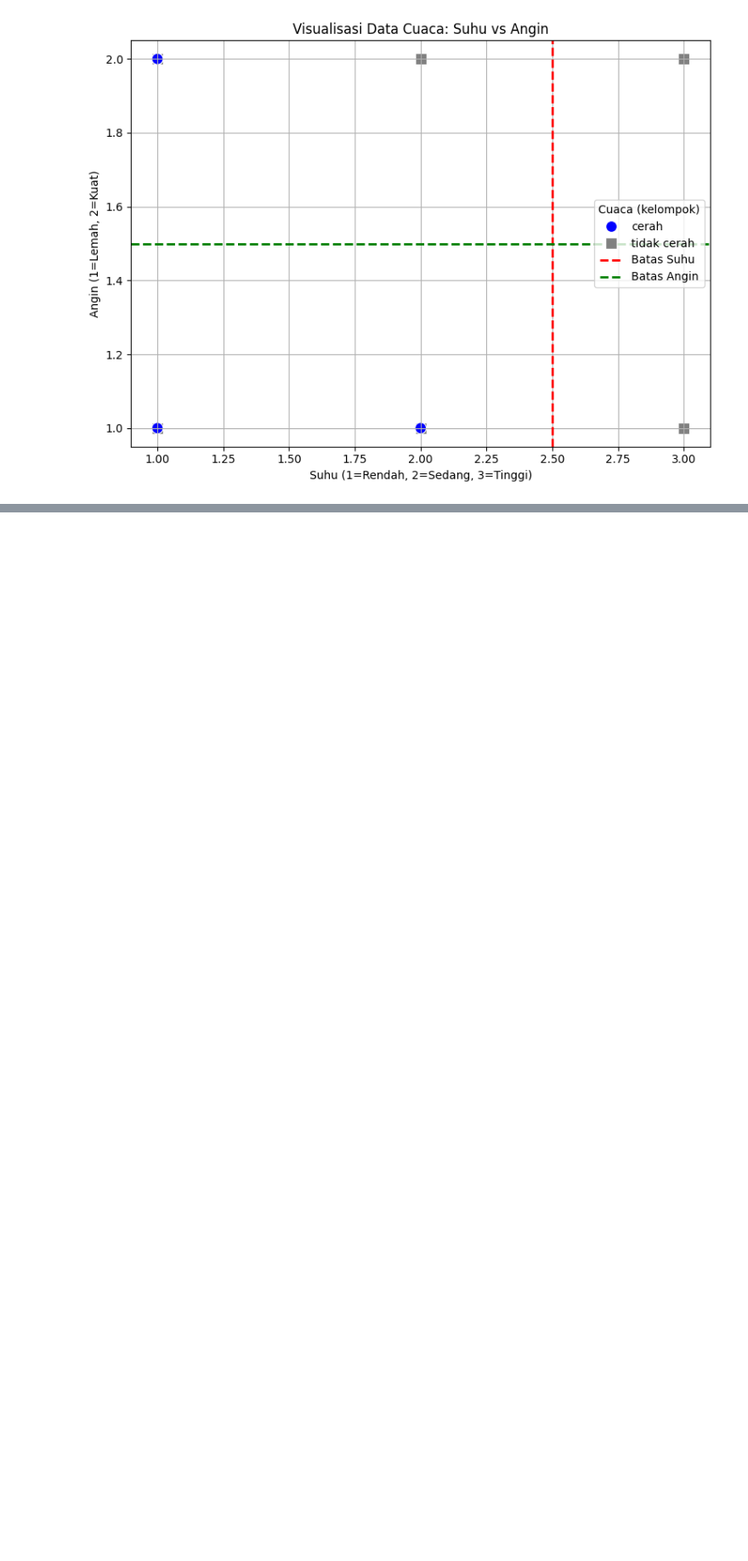
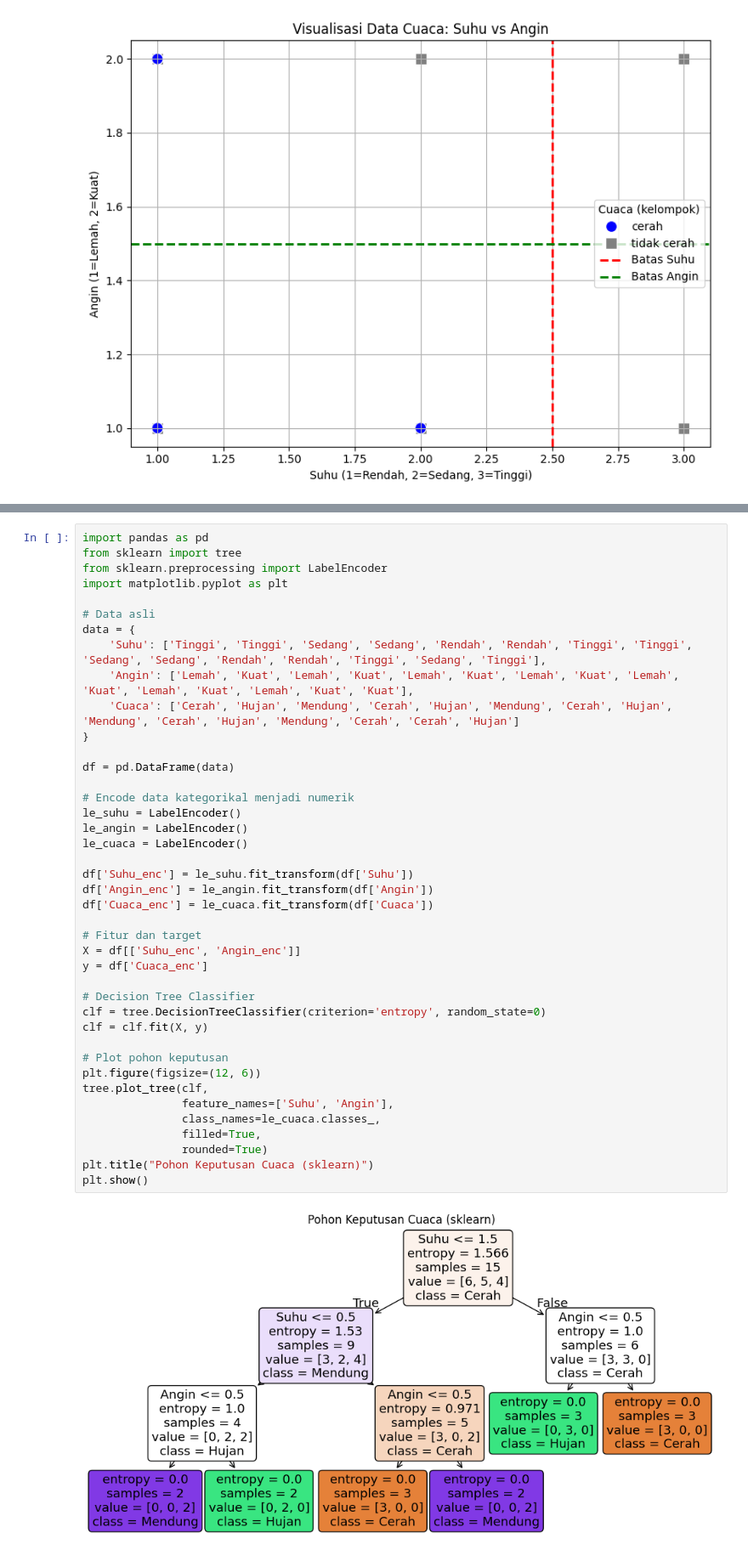
Before and after one commit to vidi29/penambangan_data, a Jupyter notebook: decision tree.ipynb, the cells around one changed output, grey strips where cells are left out. Shown at 85% size. Saved outputs shown, nothing was run; the diff lists cells and outputs as text; blank space fills up the shorter version.

```diff
--- a/decision tree.ipynb
+++ b/decision tree.ipynb
@@ -52,0 +99,43 @@ plt.show()
+# %%
+import pandas as pd
+from sklearn import tree
+from sklearn.preprocessing import LabelEncoder
+import matplotlib.pyplot as plt
+
+# Data asli
+data = {
+    'Suhu': ['Tinggi', 'Tinggi', 'Sedang', 'Sedang', 'Rendah', 'Rendah', 'Tinggi', 'Tinggi', 'Sedang', 'Sedang', 'Rendah', 'Rendah', 'Tinggi', 'Sedang', 'Tinggi'],
+    'Angin': ['Lemah', 'Kuat', 'Lemah', 'Kuat', 'Lemah', 'Kuat', 'Lemah', 'Kuat', 'Lemah', 'Kuat', 'Lemah', 'Kuat', 'Lemah', 'Kuat', 'Kuat'],
+    'Cuaca': ['Cerah', 'Hujan', 'Mendung', 'Cerah', 'Hujan', 'Mendung', 'Cerah', 'Hujan', 'Mendung', 'Cerah', 'Hujan', 'Mendung', 'Cerah', 'Cerah', 'Hujan']
+}
+
+df = pd.DataFrame(data)
+
+# Encode data kategorikal menjadi numerik
+le_suhu = LabelEncoder()
+le_angin = LabelEncoder()
+le_cuaca = LabelEncoder()
+
+df['Suhu_enc'] = le_suhu.fit_transform(df['Suhu'])
+df['Angin_enc'] = le_angin.fit_transform(df['Angin'])
+df['Cuaca_enc'] = le_cuaca.fit_transform(df['Cuaca'])
+
+# Fitur dan target
+X = df[['Suhu_enc', 'Angin_enc']]
+y = df['Cuaca_enc']
+
+# Decision Tree Classifier
+clf = tree.DecisionTreeClassifier(criterion='entropy', random_state=0)
+clf = clf.fit(X, y)
+
+# Plot pohon keputusan
+plt.figure(figsize=(12, 6))
+tree.plot_tree(clf,
+               feature_names=['Suhu', 'Angin'],
+               class_names=le_cuaca.classes_,
+               filled=True,
+               rounded=True)
+plt.title("Pohon Keputusan Cuaca (sklearn)")
+plt.show()
+# %% [output]
+[figure, added]
```
Also changed, not shown: parts of 4 cells of this notebook.
